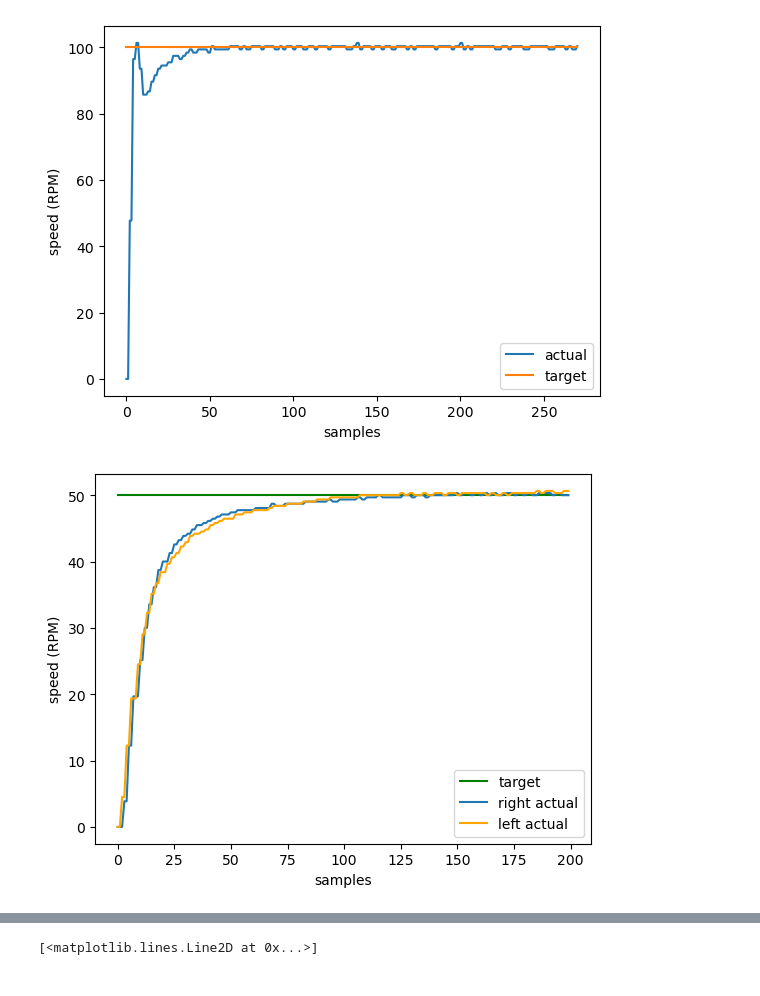
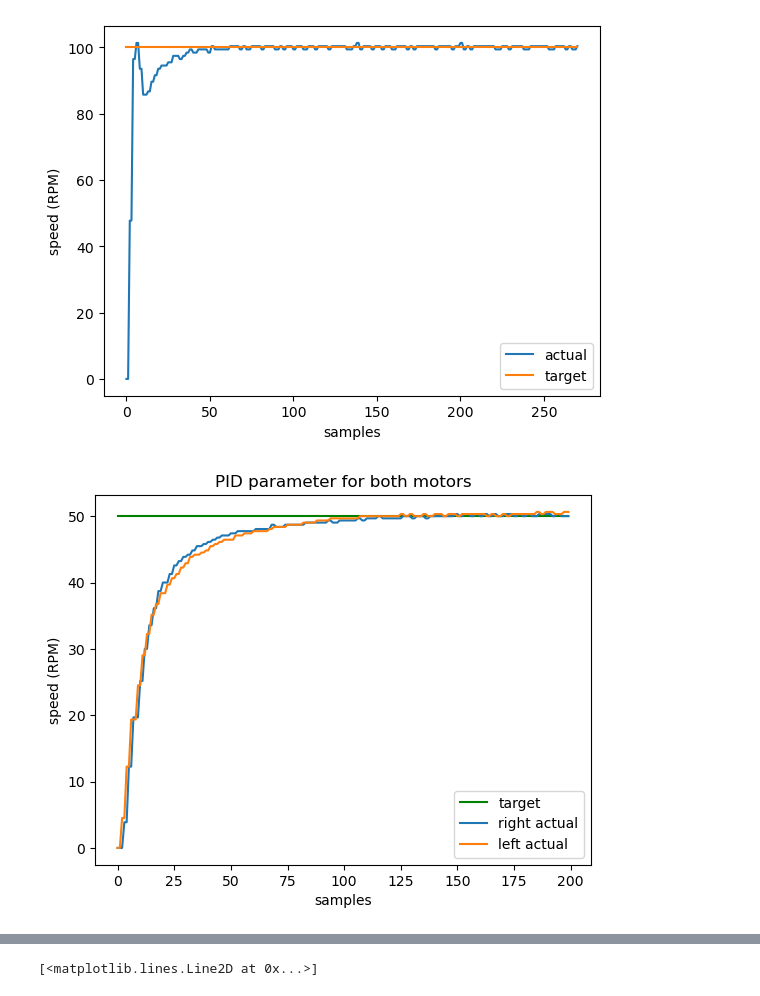
Before and after one commit to MeanPaper/ready_to_serve_trash_bin, a Jupyter notebook: mcu_debugging/pid_analysis.ipynb, the cells around one changed output, grey strips where cells are left out. Drawn from its saved outputs; the diff is of its cells as text; code cells hidden in the pictures.

```diff
--- a/mcu_debugging/pid_analysis.ipynb
+++ b/mcu_debugging/pid_analysis.ipynb
@@ -27,33 +27,30 @@ plt.show()
 [figure]
 # %%
 # Finalized version of PID control
-
-# data_csv_p_only = pd.read_csv('./pid_temp_1.csv', header=None)
-# data_csv_p_only.drop(columns=[0])
-# data_csv_p_only_col1 = np.array([np.float32(i[13:]) for i in data_csv_p_only[1][:300]])
-# # plt.figure(figsize=(480,600))
-# plt.plot(data_csv_p_only_col1)
 
 # right motor
 data_csv_pd_only_2 = pd.read_csv(data_file_dir + 'pid_temp_R.csv', header=None)
 data_csv_pd_only_2.drop(columns=[0])
 data_csv_pd_only_col2 = np.array([np.float32(i[13:]) for i in data_csv_pd_only_2[1][:200]])
 data_csv_pd_only_col3 = np.array([np.float32(i[11:]) for i in data_csv_pd_only_2[2][:200]])
 plt.plot(data_csv_pd_only_col3, 'green', label='target')
 plt.plot(data_csv_pd_only_col2, label='right actual')
 
 # left motor
 l_data_csv_pd_only_2 = pd.read_csv(data_file_dir + 'pid_temp_L.csv', header=None)
 l_data_csv_pd_only_2.drop(columns=[0])
 l_data_csv_pd_only_col2 = np.array([np.float32(i[13:]) for i in l_data_csv_pd_only_2[1][:200]])
 l_data_csv_pd_only_col3 = np.array([np.float32(i[11:]) for i in l_data_csv_pd_only_2[2][:200]])
-plt.plot(l_data_csv_pd_only_col2, "orange", label='left actual')
+# plt.plot(l_data_csv_pd_only_col3, 'green', label='target')
+plt.plot(l_data_csv_pd_only_col2, label='left actual')
+# plt.plot(l_data_csv_pd_only_col2, label='actual')
+plt.title("PID parameter for both motors")
 plt.ylabel('speed (RPM)')
 plt.xlabel('samples')
 plt.legend()
 plt.show()
 # %% [output]
-[figure, old version]
+[figure, new version]
 # %%
 # more aggressive P
 
```
Also changed, not shown: parts of 1 cell of this notebook, 3 other files.
